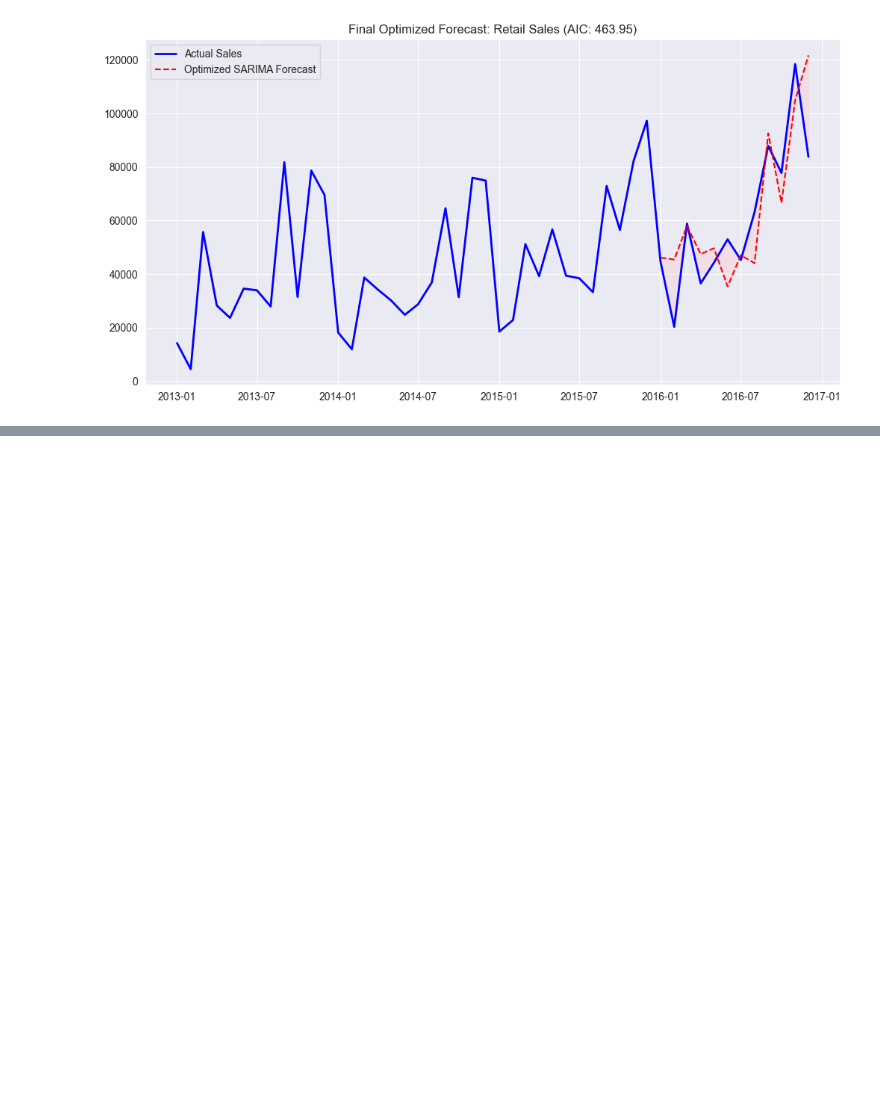
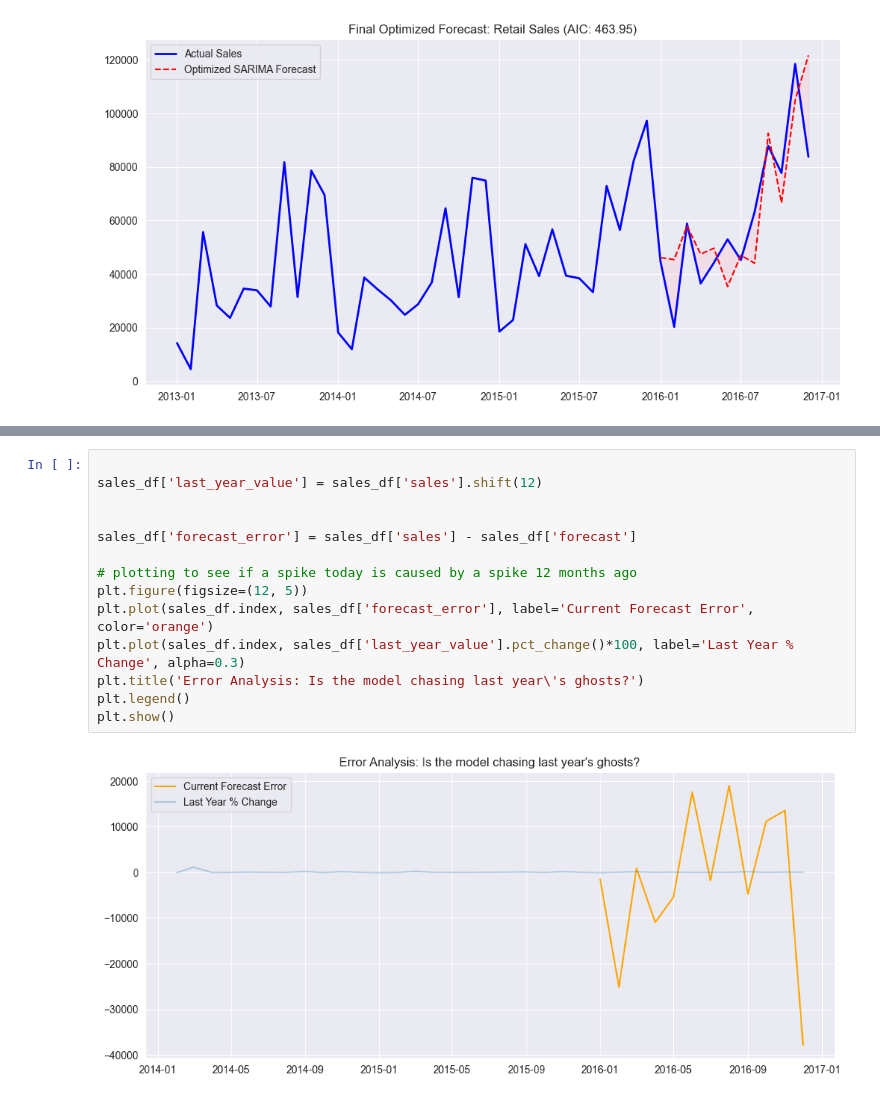
Before and after one commit to atharvapatil301/my-data-science-projects, a Jupyter notebook: Time-Series-Forecasting/Forecasting Monthly Sales.ipynb, the cells around one changed output, grey strips where cells are left out. Cells and saved outputs as stored; diff of their text form; blank space fills up the shorter version.

Commit message:
addressed the error for contradictory spikes

```diff
--- a/Time-Series-Forecasting/Forecasting Monthly Sales.ipynb
+++ b/Time-Series-Forecasting/Forecasting Monthly Sales.ipynb
@@ -390,2 +394,18 @@ plt.show()
+# %%
+
+sales_df['last_year_value'] = sales_df['sales'].shift(12)
+
+
+sales_df['forecast_error'] = sales_df['sales'] - sales_df['forecast']
+
+# plotting to see if a spike today is caused by a spike 12 months ago
+plt.figure(figsize=(12, 5))
+plt.plot(sales_df.index, sales_df['forecast_error'], label='Current Forecast Error', color='orange')
+plt.plot(sales_df.index, sales_df['last_year_value'].pct_change()*100, label='Last Year % Change', alpha=0.3)
+plt.title('Error Analysis: Is the model chasing last year\'s ghosts?')
+plt.legend()
+plt.show()
+# %% [output]
+[figure, added]
 # %% [markdown]
 ## Conclusion and Business Impact
```
Also changed, not shown: parts of 3 cells of this notebook, 1 other file.
